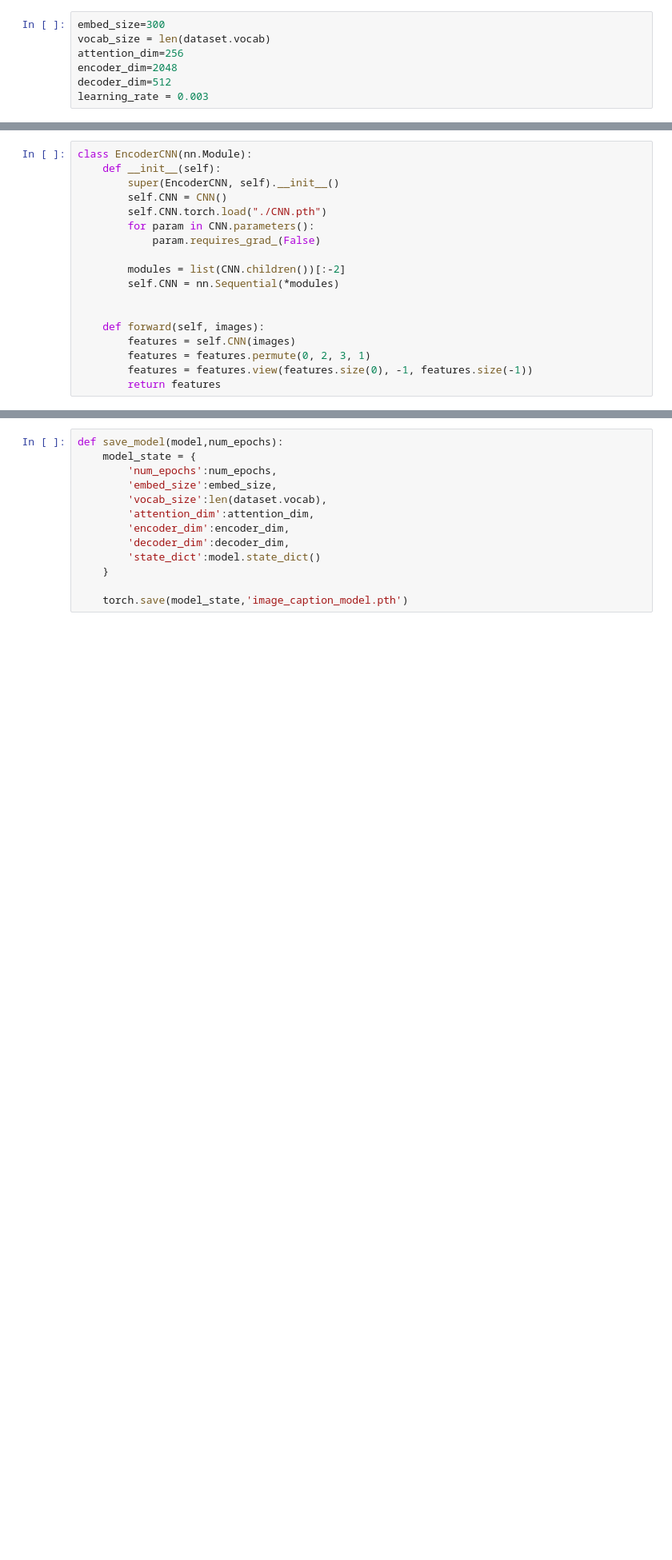
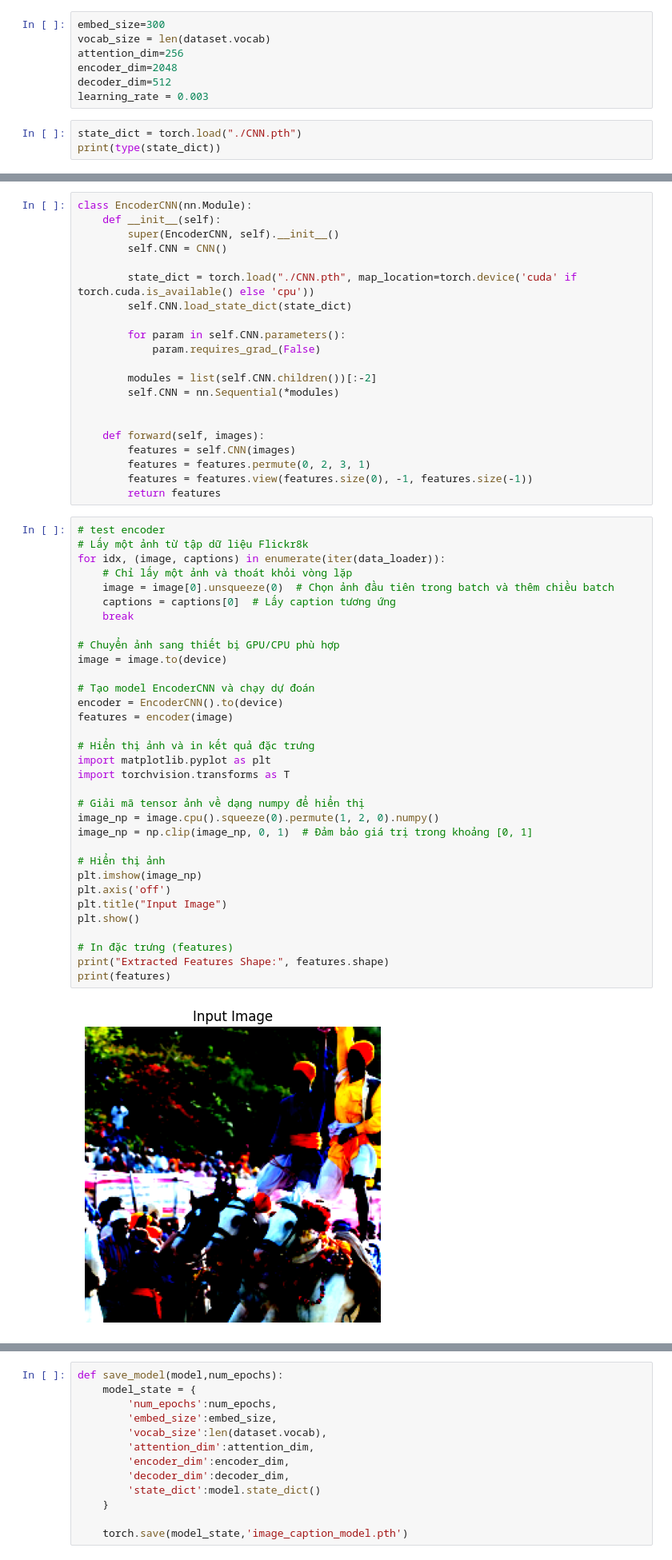
Before and after one commit to NguyenPhuongDng/Image-description, a Jupyter notebook: image_caption.ipynb, the cells around one changed output, grey strips where cells are left out. Shown: that part at 80% size. Cells and saved outputs as stored; diff of their text form; blank space fills up the shorter version.

```diff
--- a/image_caption.ipynb
+++ b/image_caption.ipynb
@@ -70,3 +70,6 @@ attention_dim=256
 encoder_dim=2048
 decoder_dim=512
 learning_rate = 0.003
+# %%
+state_dict = torch.load("./CNN.pth")
+print(type(state_dict))
@@ -75,11 +80,14 @@ class EncoderCNN(nn.Module):
     def __init__(self):
         super(EncoderCNN, self).__init__()
         self.CNN = CNN()
-        self.CNN.torch.load("./CNN.pth")
-        for param in CNN.parameters():
+
+        state_dict = torch.load("./CNN.pth", map_location=torch.device('cuda' if torch.cuda.is_available() else 'cpu'))
+        self.CNN.load_state_dict(state_dict)
+
+        for param in self.CNN.parameters():
             param.requires_grad_(False)
 
-        modules = list(CNN.children())[:-2]
+        modules = list(self.CNN.children())[:-2]
         self.CNN = nn.Sequential(*modules)
 
 
@@ -88,3 +96,38 @@ class EncoderCNN(nn.Module):
         features = features.permute(0, 2, 3, 1)
         features = features.view(features.size(0), -1, features.size(-1))
         return features
+# %%
+# test encoder
+# Lấy một ảnh từ tập dữ liệu Flickr8k
+for idx, (image, captions) in enumerate(iter(data_loader)):
+    # Chỉ lấy một ảnh và thoát khỏi vòng lặp
+    image = image[0].unsqueeze(0)  # Chọn ảnh đầu tiên trong batch và thêm chiều batch
+    captions = captions[0]  # Lấy caption tương ứng
+    break
+
+# Chuyển ảnh sang thiết bị GPU/CPU phù hợp
+image = image.to(device)
+
+# Tạo model EncoderCNN và chạy dự đoán
+encoder = EncoderCNN().to(device)
+features = encoder(image)
+
+# Hiển thị ảnh và in kết quả đặc trưng
+import matplotlib.pyplot as plt
+import torchvision.transforms as T
+
+# Giải mã tensor ảnh về dạng numpy để hiển thị
+image_np = image.cpu().squeeze(0).permute(1, 2, 0).numpy()
+image_np = np.clip(image_np, 0, 1)  # Đảm bảo giá trị trong khoảng [0, 1]
+
+# Hiển thị ảnh
+plt.imshow(image_np)
+plt.axis('off')
+plt.title("Input Image")
+plt.show()
+
+# In đặc trưng (features)
+print("Extracted Features Shape:", features.shape)
+print(features)
+# %% [output]
+[figure, added]
```
Also changed, not shown: parts of 6 cells of this notebook.
